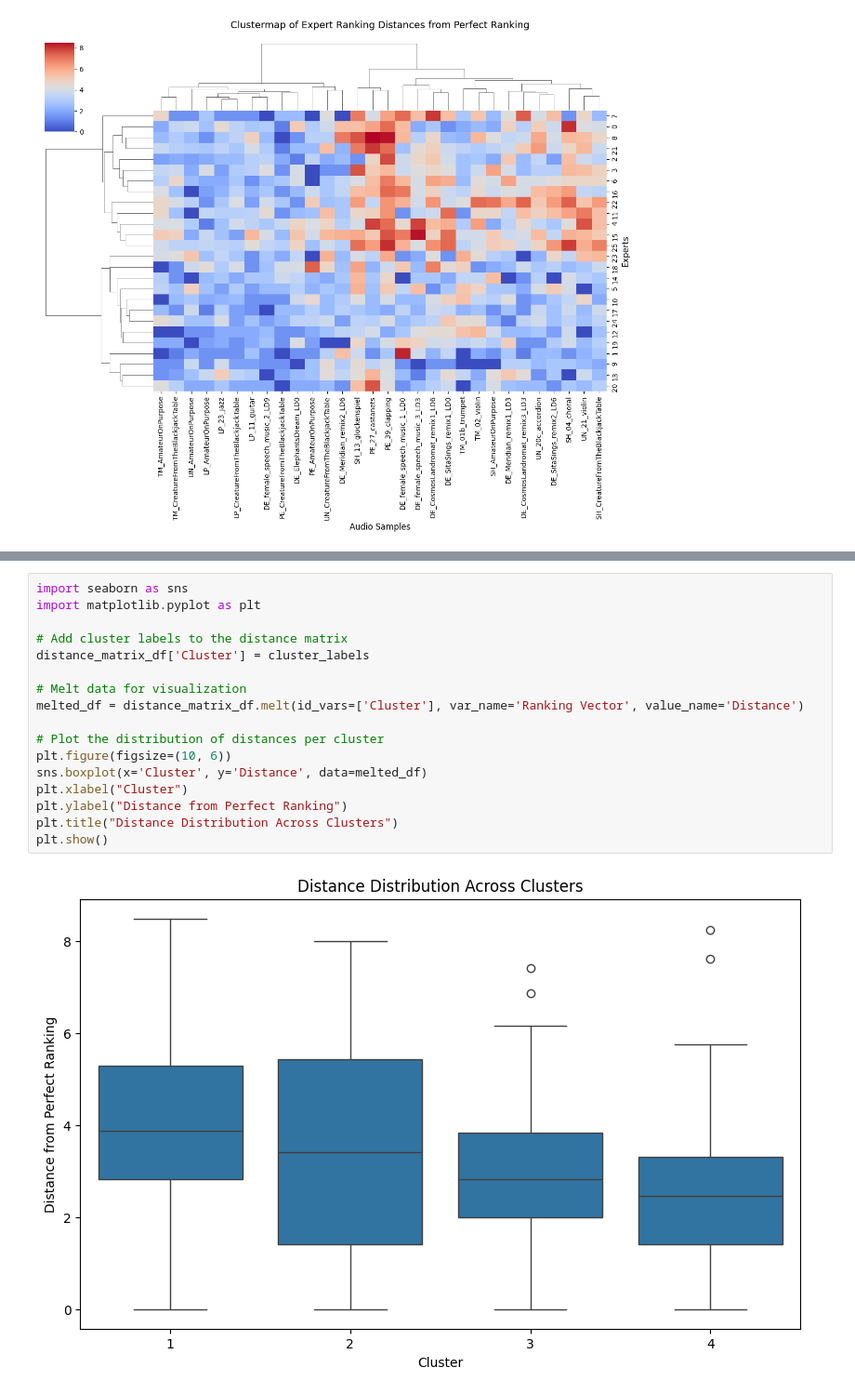
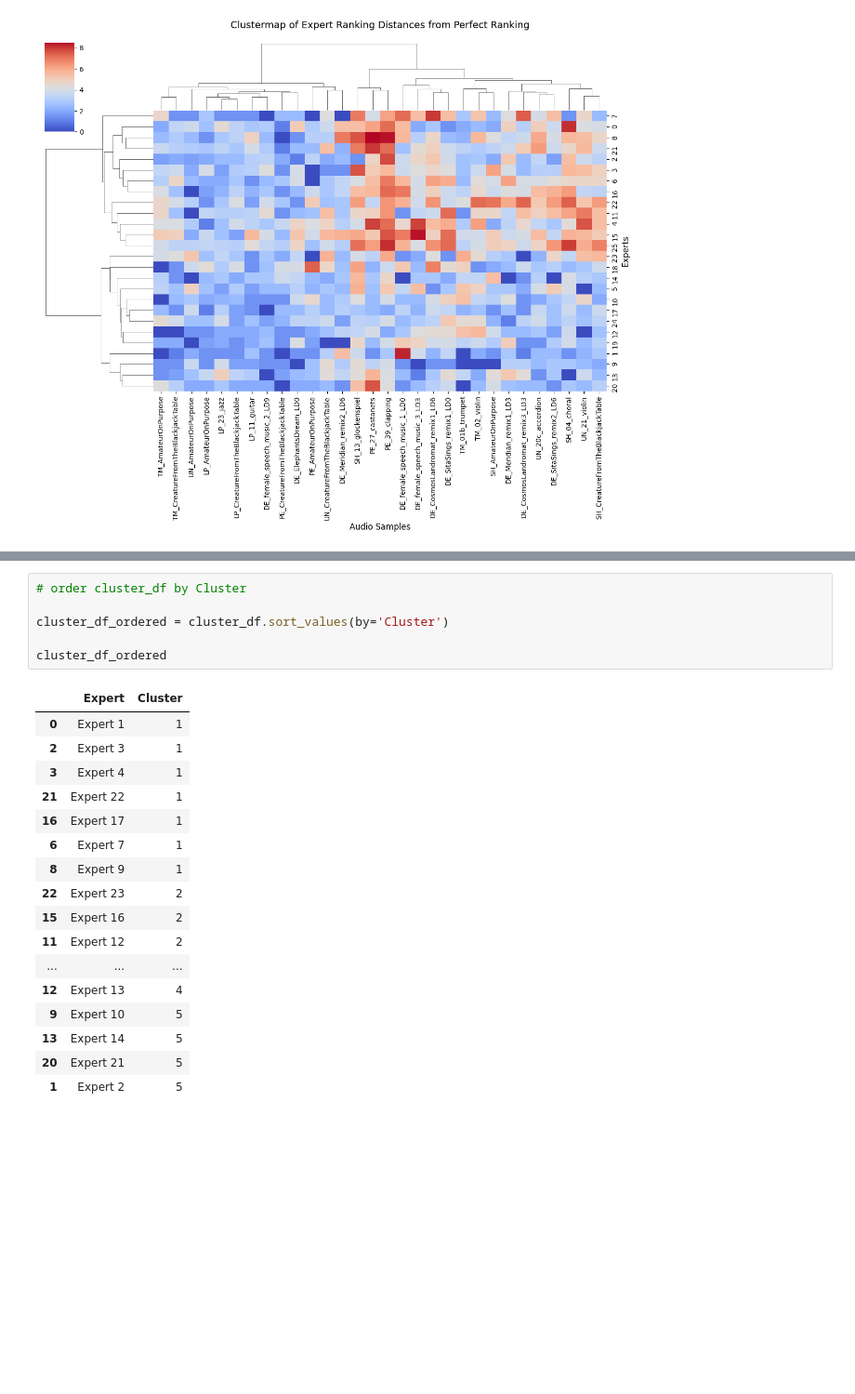
Before and after one commit to cjunwon/ODAQ-SDA, a Jupyter notebook: ODAQ_dense_ranking.ipynb, the cells around one changed output, grey strips where cells are left out. Shown: that part at 93% size. Saved outputs shown, nothing was run; the diff lists cells and outputs as text; blank space fills up the shorter version.

```diff
--- a/ODAQ_ranking_comparison.ipynb
+++ b/ODAQ_dense_ranking.ipynb
@@ -225,22 +265,27 @@ cluster_df
-# %%
-import seaborn as sns
-import matplotlib.pyplot as plt
-
-# Add cluster labels to the distance matrix
-distance_matrix_df['Cluster'] = cluster_labels
-
-# Melt data for visualization
-melted_df = distance_matrix_df.melt(id_vars=['Cluster'], var_name='Ranking Vector', value_name='Distance')
-
-# Plot the distribution of distances per cluster
-plt.figure(figsize=(10, 6))
-sns.boxplot(x='Cluster', y='Distance', data=melted_df)
-plt.xlabel("Cluster")
-plt.ylabel("Distance from Perfect Ranking")
-plt.title("Distance Distribution Across Clusters")
-plt.show()
-# %% [output]
-[figure, removed]
+# %%
+# order cluster_df by Cluster
+
+cluster_df_ordered = cluster_df.sort_values(by='Cluster')
+
+cluster_df_ordered
+# %% [output]
+|  | Expert | Cluster |
+| 0 | Expert 1 | 1 |
+| 2 | Expert 3 | 1 |
+| 3 | Expert 4 | 1 |
+| 21 | Expert 22 | 1 |
+| 16 | Expert 17 | 1 |
+| 6 | Expert 7 | 1 |
+| 8 | Expert 9 | 1 |
+| 22 | Expert 23 | 2 |
+| 15 | Expert 16 | 2 |
+| 11 | Expert 12 | 2 |
+| ... | ... | ... |
+| 12 | Expert 13 | 4 |
+| 9 | Expert 10 | 5 |
+| 13 | Expert 14 | 5 |
+| 20 | Expert 21 | 5 |
+| 1 | Expert 2 | 5 |
 # %%
 # Example: Find which experts belong to Cluster 1
 cluster_1_experts = cluster_df[cluster_df['Cluster'] == 1]
```
Also changed, not shown: parts of 6 cells of this notebook, 7 other files.
